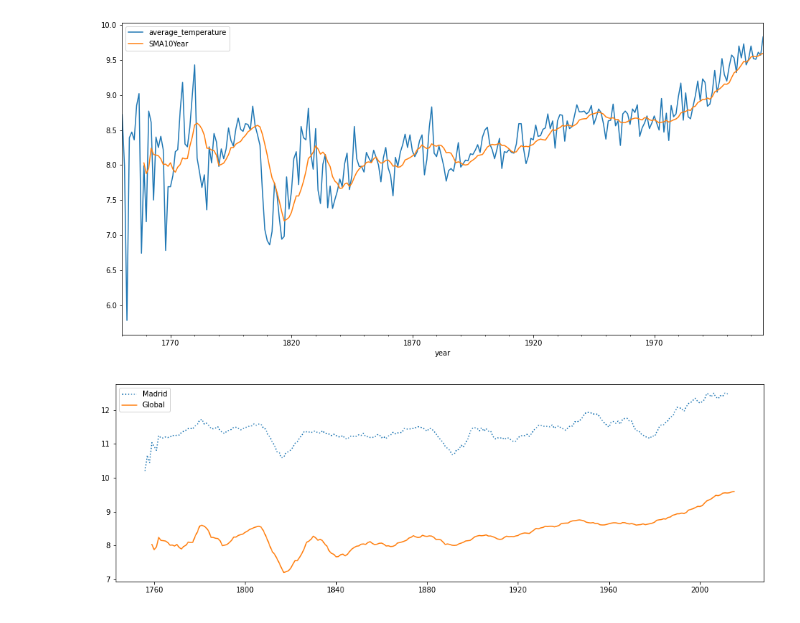
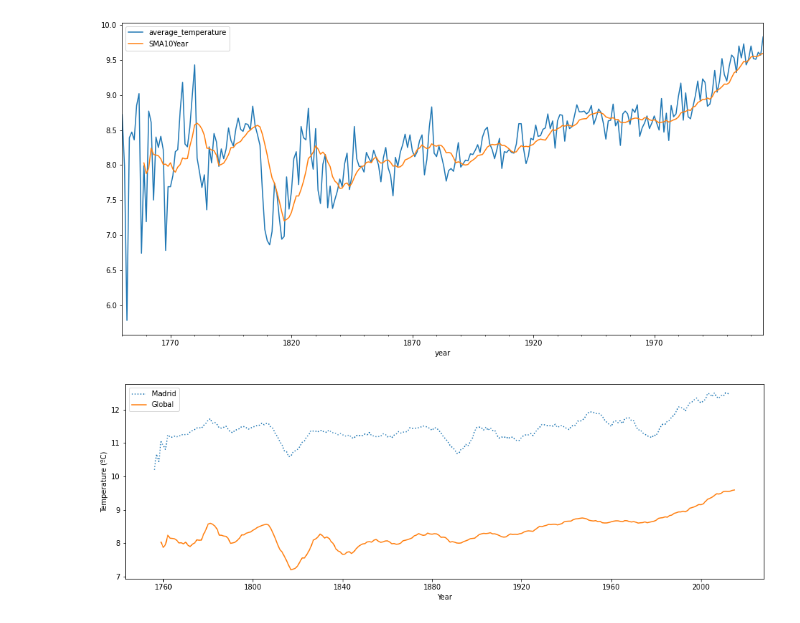
Before and after one commit to DiegoMerino28/weather-trends-exploration, a Jupyter notebook: weather_exploration.ipynb, the cells around one changed output. Cells and saved outputs as stored; diff of their text form; code cells hidden in the pictures.

Commit message:
Added Axis labels to the Graph

```diff
--- a/weather_exploration.ipynb
+++ b/weather_exploration.ipynb
@@ -44,7 +44,9 @@ global_data[['average_temperature', 'SMA10Year']].plot(label = 'Temperature', fi
 # %%
 plt.plot(city_data['SMA10Year'], label = 'Madrid', linestyle = ':')
 plt.plot(global_data['SMA10Year'], label = 'Global', linestyle = '-')
 plt.legend()
+plt.xlabel('Year')
+plt.ylabel('Temperature (ºC)')
 plt.show()
 # %% [output]
-[figure, old version]
+[figure, new version]
```
Also changed, not shown: parts of 1 cell of this notebook.
